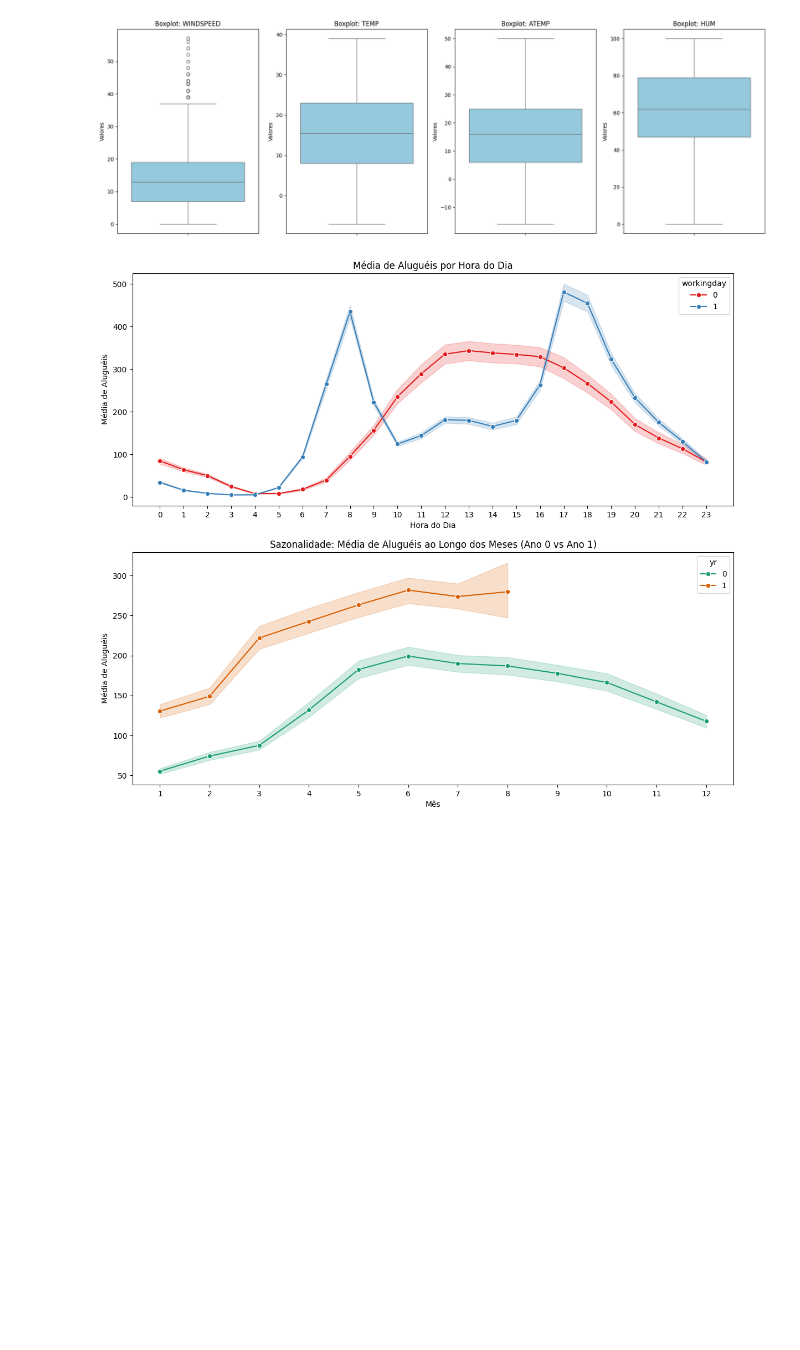
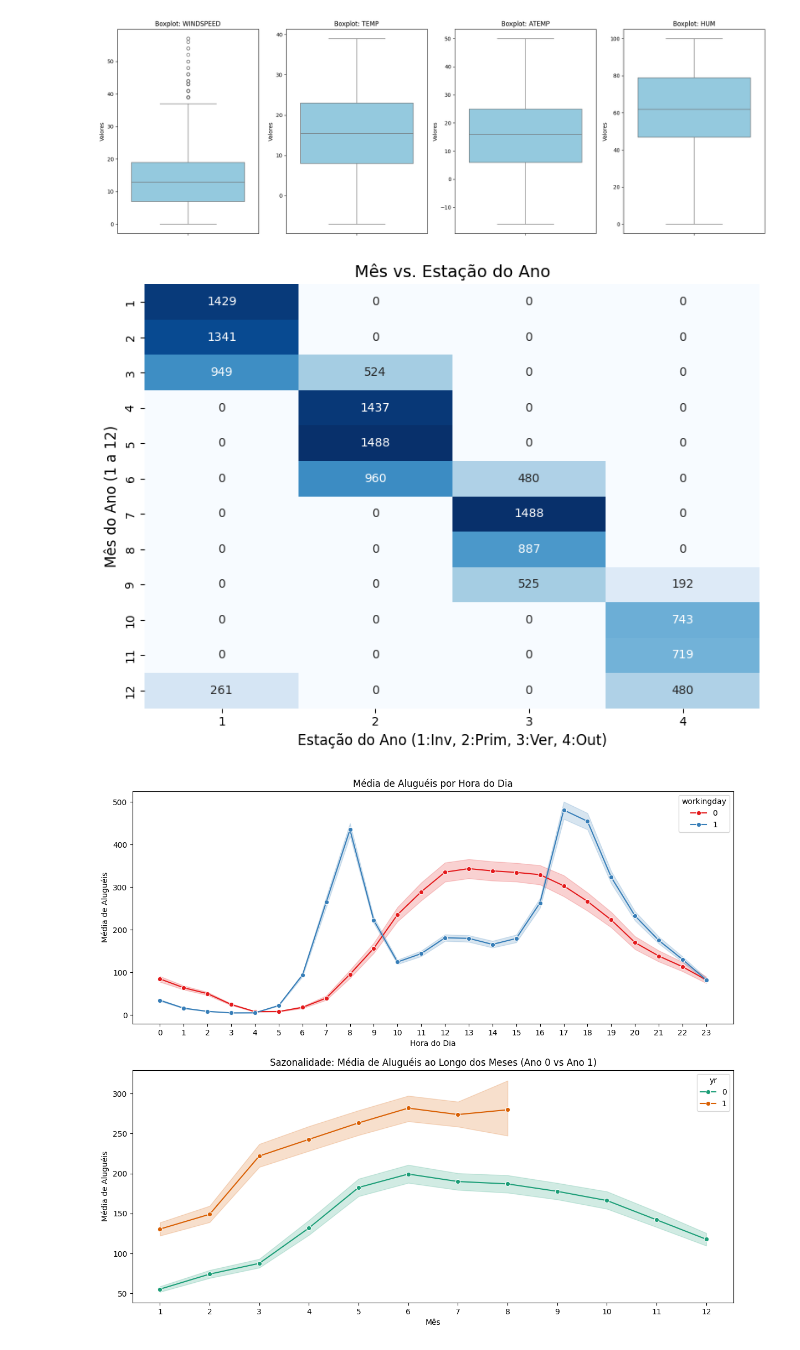
Before and after one commit to sofiavvb/ml, a Jupyter notebook: Tarefa01/mc886_1s2026-assignment_1.ipynb, the cells around one changed output. Cells and saved outputs as stored; diff of their text form; code cells hidden in the pictures; blank space fills up the shorter version.

Commit message:
plots

```diff
--- a/Tarefa01/mc886_1s2026-assignment_1.ipynb
+++ b/Tarefa01/mc886_1s2026-assignment_1.ipynb
@@ -336,6 +335,20 @@ plt.tight_layout()
 plt.show()
 # %% [output]
 [figure]
+# %%
+cruzamento = pd.crosstab(train_df['mnth'], train_df['season'])
+
+plt.figure(figsize=(8, 6))
+sns.heatmap(cruzamento, annot=True, cmap='Blues', fmt='d', cbar=False)
+
+plt.title('Mês vs. Estação do Ano', fontsize=14)
+plt.xlabel('Estação do Ano (1:Inv, 2:Prim, 3:Ver, 4:Out)', fontsize=12)
+plt.ylabel('Mês do Ano (1 a 12)', fontsize=12)
+
+plt.tight_layout()
+plt.show()
+# %% [output]
+[figure, added]
 # %%
 fig, axes = plt.subplots(2, 1, figsize=(14, 12))
 
```
Also changed, not shown: parts of 4 cells of this notebook.
